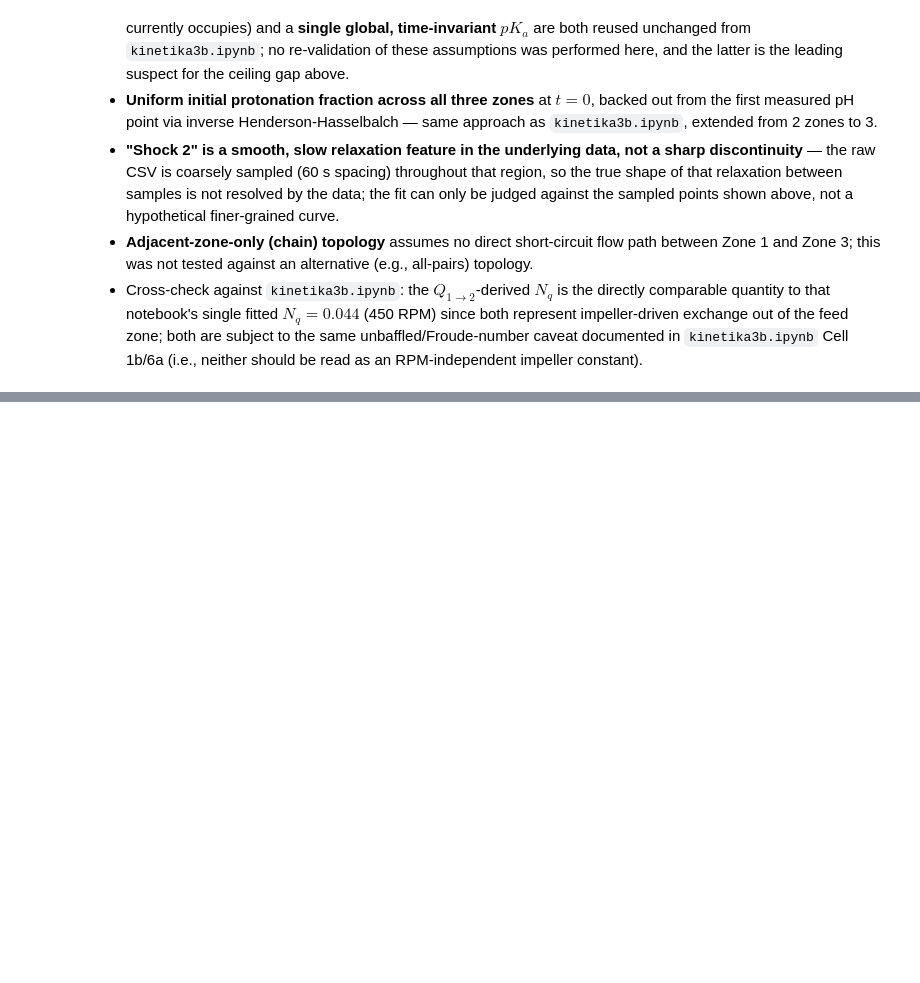
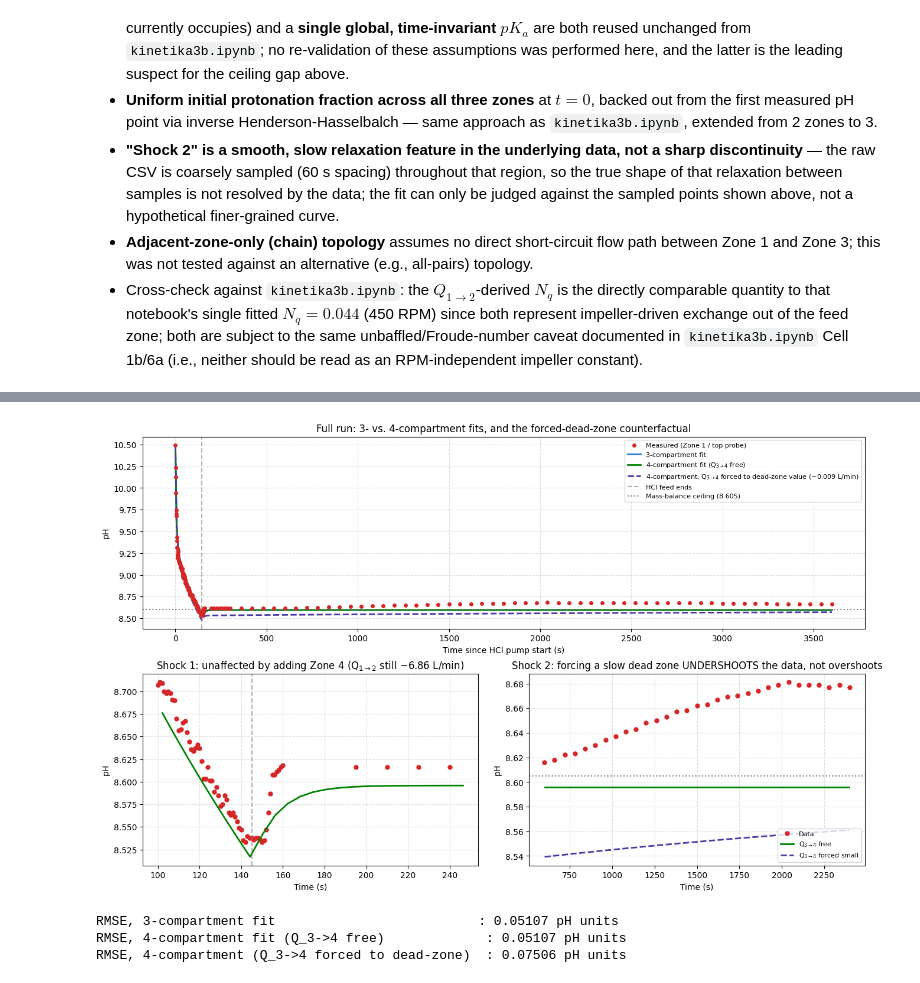
Before and after one commit to rdswan2016/myr_simulation, a Jupyter notebook: 5L_tank_transfer_mass_3_compartments.ipynb, the cells around one changed output, grey strips where cells are left out. Saved outputs shown, nothing was run; the diff lists cells and outputs as text; code cells hidden in the pictures; blank space fills up the shorter version.

```diff
--- a/5L_tank_transfer_mass_3_compartments.ipynb
+++ b/5L_tank_transfer_mass_3_compartments.ipynb
@@ -877,0 +1227,61 @@ Residual (model - data) at t=1500 s: -0.0662 pH units
+# %%
+# =====================================================================
+# CELL 5e: OVERLAY -- DATA vs. 3-COMPARTMENT FIT vs. 4-COMPARTMENT FIT
+# (both the data-preferred "Q_3->4 free" fit and the "physically-motivated,
+# Q_3->4 forced small" scenario, to visualize why the latter is disfavored)
+# =====================================================================
+t_smooth_sec = np.linspace(t_seconds[0], t_seconds[-1], 600)
+pH_pred_3z = simulate_ph_3zone(Q12_fit_c, Q23_fit_c, t_smooth_sec / 60.0, pH_measured[0])
+pH_pred_4z_free = simulate_ph_4zone(Q12_fit_4z, Q23_fit_4z, Q34_fit_4z, t_smooth_sec / 60.0, pH_measured[0])
+pH_pred_4z_deadzone = simulate_ph_4zone(Q12_dz, Q23_dz, q23_for_data_tau, t_smooth_sec / 60.0, pH_measured[0])
+
+fig, axes = plt.subplot_mosaic([['full', 'full'], ['shock1', 'shock2']], figsize=(13, 8), constrained_layout=True)
+
+ax = axes['full']
+ax.plot(t_seconds, pH_measured, 'o', color='#d62728', markersize=4, label='Measured (Zone 1 / top probe)', zorder=5)
+ax.plot(t_smooth_sec, pH_pred_3z, '-', color='#2a78d6', linewidth=2, label='3-compartment fit')
+ax.plot(t_smooth_sec, pH_pred_4z_free, '-', color='#008300', linewidth=2, label='4-compartment fit (Q$_{3\\to4}$ free)')
+ax.plot(t_smooth_sec, pH_pred_4z_deadzone, '--', color='#4a3aa7', linewidth=2,
+        label='4-compartment, Q$_{3\\to4}$ forced to dead-zone value (~0.009 L/min)')
+ax.axvline(t_feed_end_min * 60, color='gray', linestyle='--', alpha=0.6, label='HCl feed ends')
+ax.axhline(pH_ceiling, color='#7f7f7f', linestyle=':', linewidth=1.5, label=f'Mass-balance ceiling ({pH_ceiling:.3f})')
+ax.set_xlabel('Time since HCl pump start (s)')
+ax.set_ylabel('pH')
+ax.set_title('Full run: 3- vs. 4-compartment fits, and the forced-dead-zone counterfactual')
+ax.legend(loc='upper right', fontsize=8)
+ax.grid(True, linestyle='--', alpha=0.4)
+
+ax = axes['shock1']
+mask1 = (t_seconds >= 100) & (t_seconds <= 250)
+mask1_s = (t_smooth_sec >= 100) & (t_smooth_sec <= 250)
+ax.plot(t_seconds[mask1], pH_measured[mask1], 'o', color='#d62728', markersize=5)
+ax.plot(t_smooth_sec[mask1_s], pH_pred_4z_free[mask1_s], '-', color='#008300', linewidth=2)
+ax.axvline(t_feed_end_min * 60, color='gray', linestyle='--', alpha=0.6)
+ax.set_xlabel('Time (s)')
+ax.set_ylabel('pH')
+ax.set_title('Shock 1: unaffected by adding Zone 4 (Q$_{1\\to2}$ still ~6.86 L/min)')
+ax.grid(True, linestyle='--', alpha=0.4)
+
+ax = axes['shock2']
+mask2 = (t_seconds >= 600) & (t_seconds <= 2400)
+mask2_s = (t_smooth_sec >= 600) & (t_smooth_sec <= 2400)
+ax.plot(t_seconds[mask2], pH_measured[mask2], 'o', color='#d62728', markersize=5, label='Data', zorder=5)
+ax.plot(t_smooth_sec[mask2_s], pH_pred_4z_free[mask2_s], '-', color='#008300', linewidth=2, label='Q$_{3\\to4}$ free')
+ax.plot(t_smooth_sec[mask2_s], pH_pred_4z_deadzone[mask2_s], '--', color='#4a3aa7', linewidth=2, label='Q$_{3\\to4}$ forced small')
+ax.axhline(pH_ceiling, color='#7f7f7f', linestyle=':', linewidth=1.5)
+ax.set_xlabel('Time (s)')
+ax.set_ylabel('pH')
+ax.set_title('Shock 2: forcing a slow dead zone UNDERSHOOTS the data, not overshoots')
+ax.legend(loc='lower right', fontsize=8)
+ax.grid(True, linestyle='--', alpha=0.4)
+
+plt.show()
+
+print(f"RMSE, 3-compartment fit                          : {np.sqrt(np.mean((simulate_ph_3zone(Q12_fit_c, Q23_fit_c, t_seconds/60.0, pH_measured[0])-pH_measured)**2)):.5f} pH units")
+print(f"RMSE, 4-compartment fit (Q_3->4 free)             : {np.sqrt(np.mean(fit_result_4z.fun**2)):.5f} pH units")
+print(f"RMSE, 4-compartment (Q_3->4 forced to dead-zone)  : {np.sqrt(np.mean(residuals_4zone([Q12_dz, Q23_dz, q23_for_data_tau], t_seconds, pH_measured)**2)):.5f} pH units")
+# %% [output]
+[figure, added]
+RMSE, 3-compartment fit                          : 0.05107 pH units
+RMSE, 4-compartment fit (Q_3->4 free)             : 0.05107 pH units
+RMSE, 4-compartment (Q_3->4 forced to dead-zone)  : 0.07506 pH units
```
Also changed, not shown: parts of 6 cells of this notebook.
